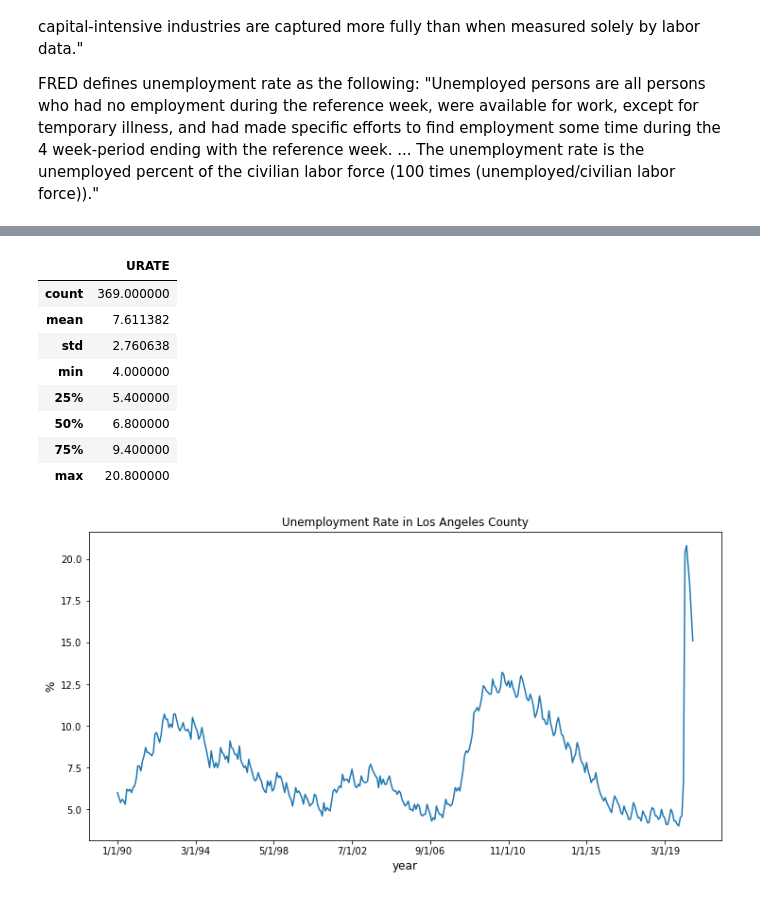
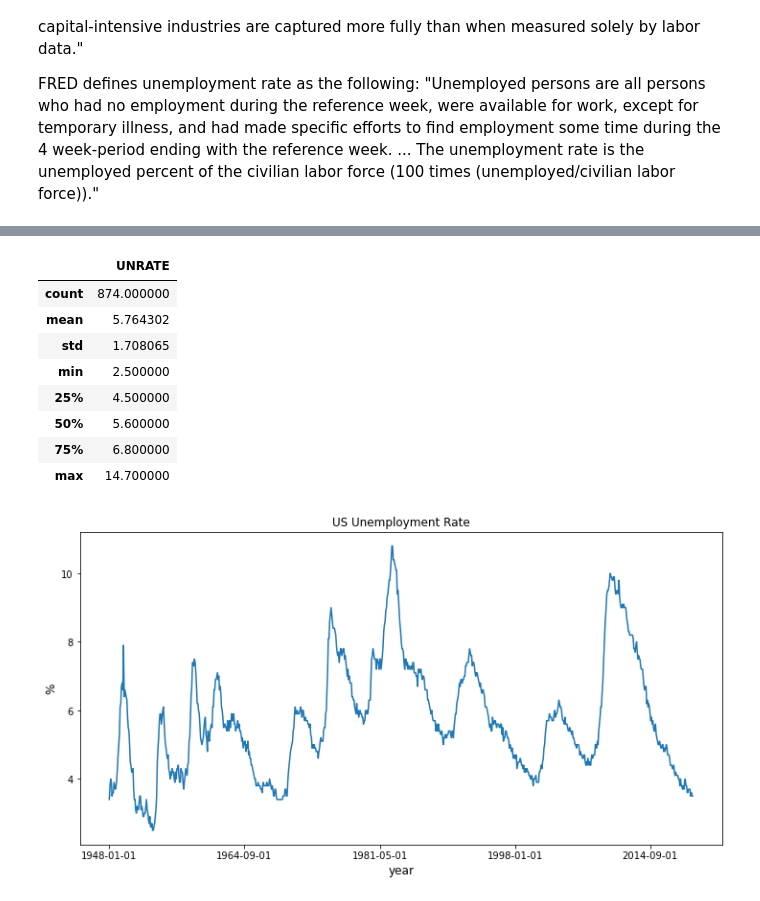
Before and after one commit to Zhijing-Wu/GDP-and-Unemployment-Rate-Analysis-Project, a Jupyter notebook: project2.ipynb, the cells around one changed output, grey strips where cells are left out. Cells and saved outputs as stored; diff of their text form; code cells hidden in the pictures.

```diff
--- a/project2.ipynb
+++ b/project2.ipynb
@@ -30,8 +30,9 @@ import statsmodels.api as sm
 from statsmodels.iolib.summary2 import summary_col
 # %%
 #Access Data
-url = 'file:///Users/leonelmurillo/Downloads/CALOSA7URN.csv'
-data.describe()
+url1 = 'http://research.stlouisfed.org/fred2/series/CPIAUCSL/downloaddata/CPIAUCSL.csv'
+
+url = 'http://research.stlouisfed.org/fred2/series/UNRATE/downloaddata/UNRATE.csv'
 data = pd.read_csv(url, parse_dates=True)
 data.head()
 # %% [output]
@@ -44,2 +45,3 @@ data.head()
 # %%
-data.columns=['DATE','URATE']
+data.columns=['DATE','UNRATE']
+data.head()
@@ -56,21 +56,21 @@ data.head()
 #Summary Statistics for Unemployment Rate
 data.describe()
 # %% [output]
-|  | URATE |
-| count | 369.000000 |
-| mean | 7.611382 |
-| std | 2.760638 |
-| min | 4.000000 |
-| 25% | 5.400000 |
-| 50% | 6.800000 |
-| 75% | 9.400000 |
-| max | 20.800000 |
+|  | UNRATE |
+| count | 874.000000 |
+| mean | 5.764302 |
+| std | 1.708065 |
+| min | 2.500000 |
+| 25% | 4.500000 |
+| 50% | 5.600000 |
+| 75% | 6.800000 |
+| max | 14.700000 |
 # %%
 #Graphing the Unemployment Rate
-data_l = data.set_index('DATE')
-a = data_l['1/1/90':'9/1/20'].plot(title='Unemployment Rate in Los Angeles County', legend=False, figsize=(12,6))
-a.set_xlabel('year', fontsize=12)
-a.set_ylabel('%', fontsize=12)
+data1=data.set_index('DATE')
+ax = data1['1948':'2020'].plot(title='US Unemployment Rate', legend=False, figsize=(12,6))
+ax.set_xlabel('year', fontsize=12)
+ax.set_ylabel('%', fontsize=12)
 plt.show()
 # %% [output]
-[figure, old version]
+[figure, new version]
```
Also changed, not shown: parts of 11 cells of this notebook.
